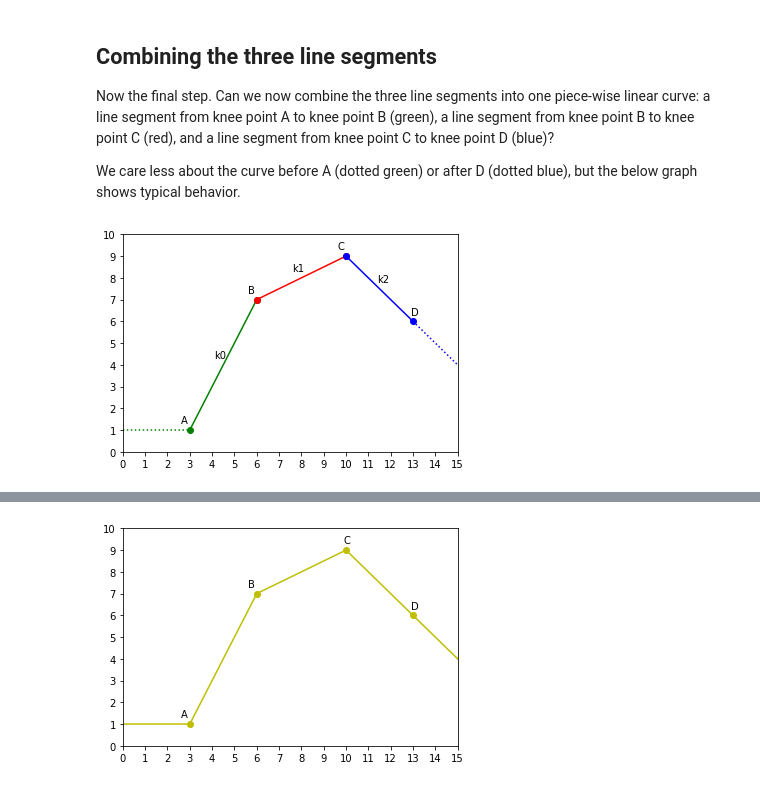
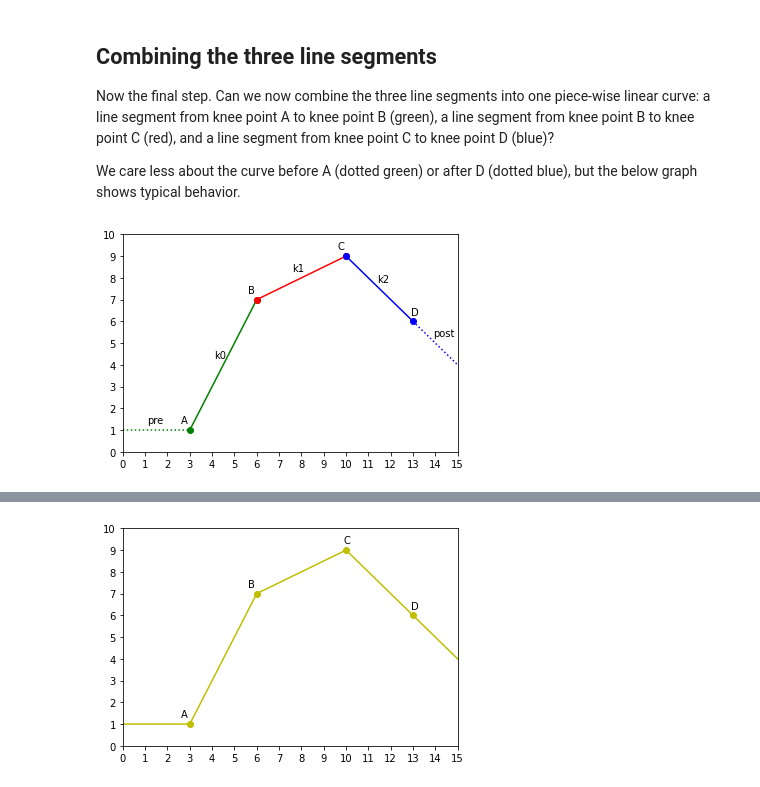
Before and after one commit to maarten-pennings/MachineLearning, a Jupyter notebook: sinus/piecewise-linear.ipynb, the cells around one changed output, grey strips where cells are left out. Cells and saved outputs as stored; diff of their text form; code cells hidden in the pictures.

```diff
--- a/sinus/piecewise-linear.ipynb
+++ b/sinus/piecewise-linear.ipynb
@@ -244,34 +244,37 @@ k0_ys  = [ k0(x) for x in k0_xs ]
 
 k1_xs  = [ B["x"], C["x"] ]
 k1_ys  = [ k1(x) for x in k1_xs ]
 
 k2_xs  = [ C["x"], D["x"] ]
 k2_ys  = [ k2(x) for x in k2_xs ]
 
 post_xs= [ D["x"], 20 ]
 post_ys= [ k2(x) for x in post_xs ]
 
 
 # Ensure plot is big enough, and has all unit ticks
 plt.xlim( (0,15) )
 plt.ylim( (0,10) )
 plt.xticks(range(0, 15+1, 1))
 plt.yticks(range(0, 10+1, 1))
-# Label the knee points (A, B and C), and the lines (k0,k1)
+# Label the knee points (A, B, C and D)
 plt.text( A["x"]-0.4, A["y"]+0.3, "A")
 plt.text( B["x"]-0.4, B["y"]+0.3, "B")
 plt.text( C["x"]-0.4, C["y"]+0.3, "C")
 plt.text( D["x"]-0.1, D["y"]+0.3, "D")
+# Label the segments (pre,k0,k1,k2,post)
+plt.text( (A["x"]+0     )/2-0.4, (A["y"]+1     )/2+0.3, "pre")
 plt.text( (B["x"]+A["x"])/2-0.4, (B["y"]+A["y"])/2+0.3, "k0")
 plt.text( (C["x"]+B["x"])/2-0.4, (C["y"]+B["y"])/2+0.3, "k1")
 plt.text( (D["x"]+C["x"])/2-0.1, (D["y"]+C["y"])/2+0.3, "k2")
+plt.text( (15    +D["x"])/2-0.1, (4     +D["y"])/2+0.3, "post")
 
-# Plot in green/red (g/r), using lines (-) between dot markers (o)
+# Plot in green/red/blue (g/r/b), using lines (-) between dot markers (o)
 plt.plot( k0_xs, k0_ys, 'g-o')
 plt.plot( k1_xs, k1_ys, 'r-o')
 plt.plot( k2_xs, k2_ys, 'b-o');
-# Plot the pre and post segments
+# Plot the pre and post segments with dots (:)
 plt.plot( pre_xs , pre_ys , 'g:')
 plt.plot( post_xs, post_ys, 'b:');
 # %% [output]
-[figure, old version]
+[figure, new version]
```
Also changed, not shown: parts of 10 cells of this notebook, 6 other files.
